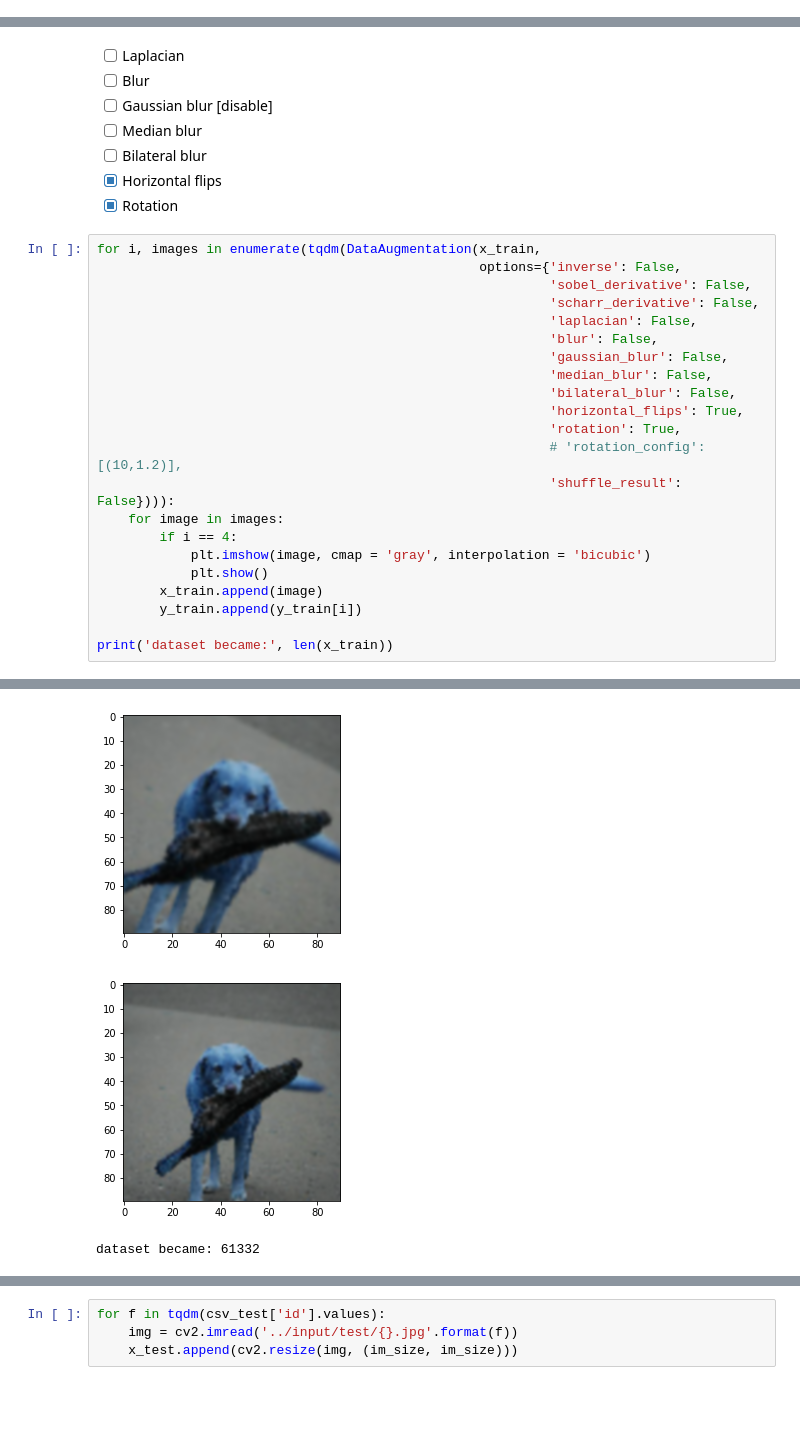
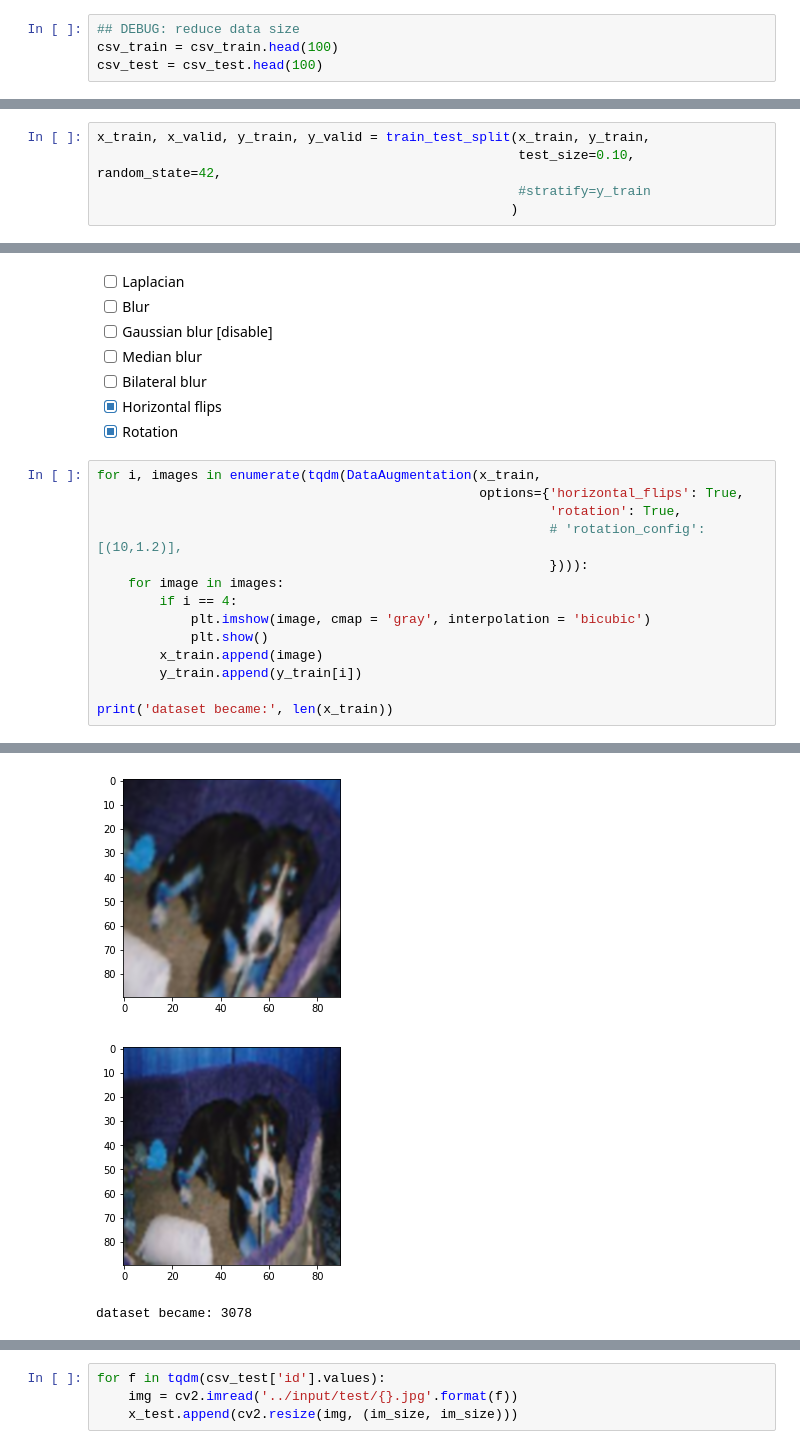
Before and after one commit to lucarin91/dog-breed-identification, a Jupyter notebook: notebook/augmentation.ipynb, the cells around one changed output, grey strips where cells are left out. Saved outputs shown, nothing was run; the diff lists cells and outputs as text; blank space fills up the shorter version.

```diff
--- a/notebook/augmentation.ipynb
+++ b/notebook/augmentation.ipynb
@@ -26,6 +24,10 @@ Using TensorFlow backend.
 # import data
 csv_train = pd.read_csv('../input/labels.csv')
 csv_test = pd.read_csv('../input/sample_submission.csv')
+# %%
+## DEBUG: reduce data size
+csv_train = csv_train.head(100)
+csv_test = csv_test.head(100)
 # %%
 # read training CSV
 csv_train.head(10)
@@ -81,3 +85,8 @@ for i, (f, breed) in enumerate(tqdm(csv_train.values)):
+# %%
+x_train, x_valid, y_train, y_valid = train_test_split(x_train, y_train,
+                                                      test_size=0.10, random_state=42,
+                                                      #stratify=y_train
+                                                     )
 # %% [markdown]
 Use external module to execute data augmentation.
 The module execute:
@@ -93,18 +102,10 @@ The module execute:
 - [x] Rotation
 # %%
 for i, images in enumerate(tqdm(DataAugmentation(x_train,
-                                                 options={'inverse': False,
-                                                          'sobel_derivative': False,
-                                                          'scharr_derivative': False,
-                                                          'laplacian': False,
-                                                          'blur': False,
-                                                          'gaussian_blur': False,
-                                                          'median_blur': False,
-                                                          'bilateral_blur': False,
-                                                          'horizontal_flips': True,
+                                                 options={'horizontal_flips': True,
                                                           'rotation': True,
                                                           # 'rotation_config': [(10,1.2)],
-                                                          'shuffle_result': False}))):
+                                                          }))):
     for image in images:
         if i == 4:
             plt.imshow(image, cmap = 'gray', interpolation = 'bicubic')
@@ -120,6 +121,6 @@ print('dataset became:', len(x_train))
-[figure, old version]
+[figure, new version]
-[figure, old version]
+[figure, new version]
-dataset became: 61332
+dataset became: 3078
 # %%
 # check train
 n_check = random.randint(0, len(y_train)-1)
```
Also changed, not shown: parts of 9 cells of this notebook, 6 other files.
